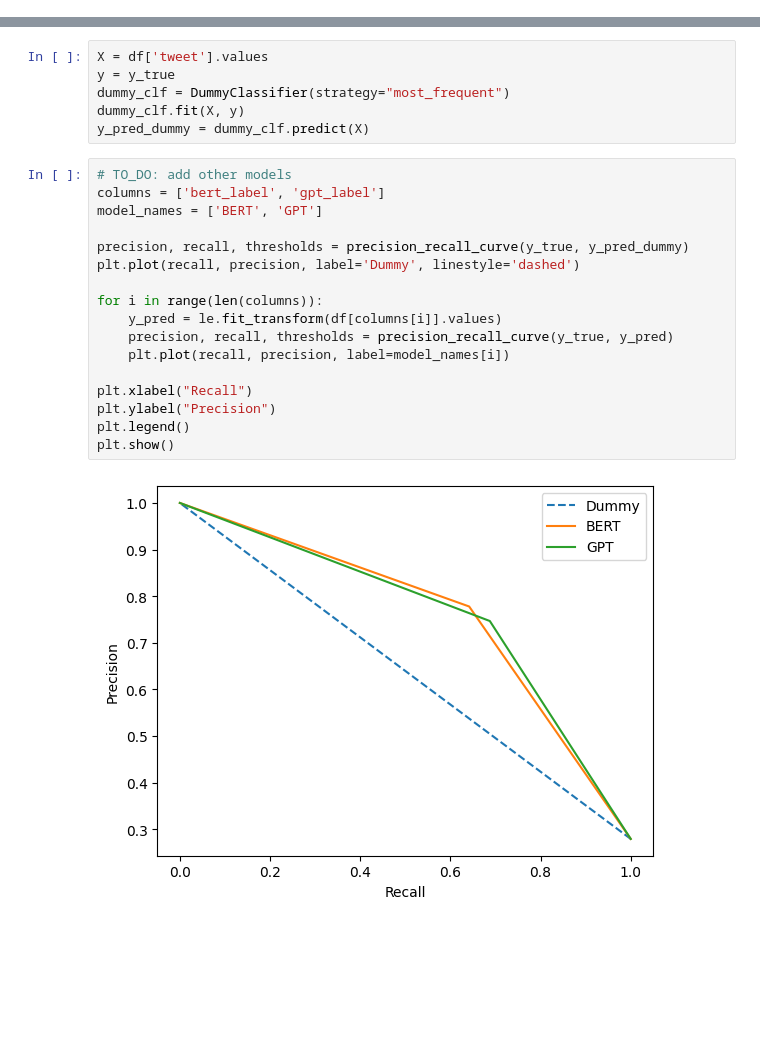
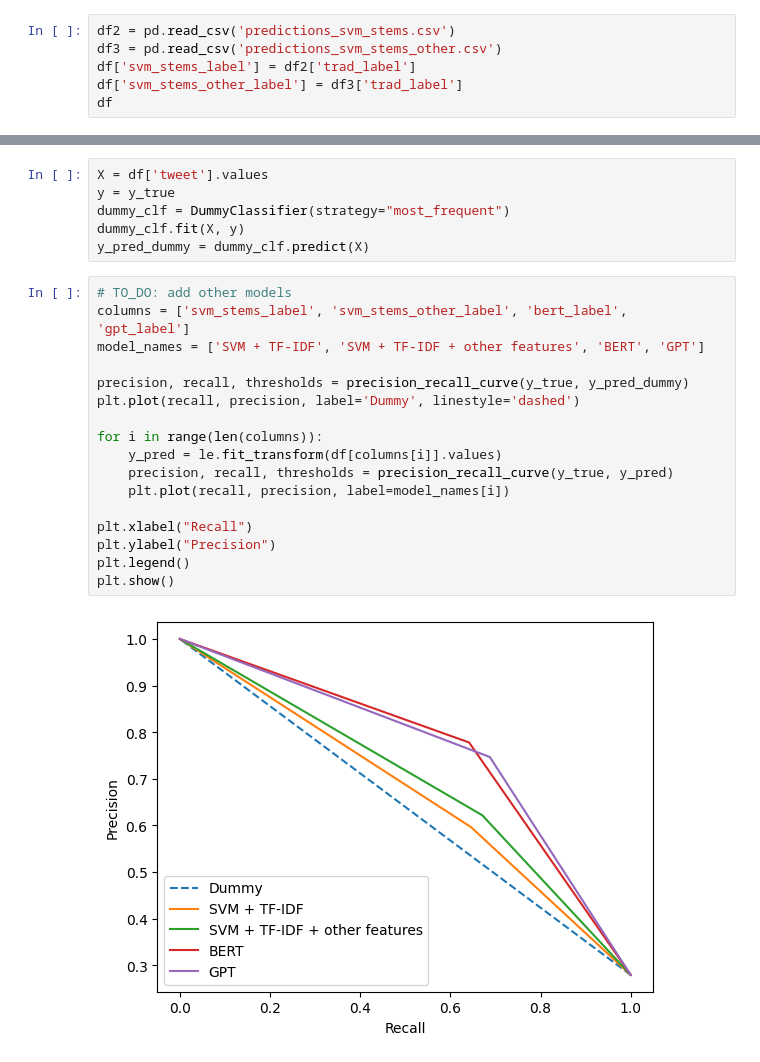
Before and after one commit to BjankaV/tar-project, a Jupyter notebook: Precision-recall curve.ipynb, the cells around one changed output, grey strips where cells are left out. Cells and saved outputs as stored; diff of their text form; blank space fills up the shorter version.

Commit message:
Added SVM models

```diff
--- a/Precision-recall curve.ipynb
+++ b/Precision-recall curve.ipynb
@@ -21,3 +23,9 @@ df
 | 858 | 50665 | #WednesdayWisdom Antifa calls the... | NOT | OFF | NOT |
 | 859 | 24583 | #Kavanaugh typical #liberals , #D... | NOT | NOT | NOT |
 860 rows × 5 columns
+# %%
+df2 = pd.read_csv('predictions_svm_stems.csv')
+df3 = pd.read_csv('predictions_svm_stems_other.csv')
+df['svm_stems_label'] = df2['trad_label']
+df['svm_stems_other_label'] = df3['trad_label']
+df
@@ -32,20 +54,20 @@ dummy_clf.fit(X, y)
 y_pred_dummy = dummy_clf.predict(X)
 # %%
 # TO_DO: add other models
-columns = ['bert_label', 'gpt_label']
-model_names = ['BERT', 'GPT']
+columns = ['svm_stems_label', 'svm_stems_other_label', 'bert_label', 'gpt_label']
+model_names = ['SVM + TF-IDF', 'SVM + TF-IDF + other features', 'BERT', 'GPT']
 
 precision, recall, thresholds = precision_recall_curve(y_true, y_pred_dummy)
 plt.plot(recall, precision, label='Dummy', linestyle='dashed')
 
 for i in range(len(columns)):
     y_pred = le.fit_transform(df[columns[i]].values)
     precision, recall, thresholds = precision_recall_curve(y_true, y_pred)
     plt.plot(recall, precision, label=model_names[i])
 
 plt.xlabel("Recall")
 plt.ylabel("Precision")
 plt.legend()
 plt.show()
 # %% [output]
-[figure, old version]
+[figure, new version]
```
Also changed, not shown: parts of 4 cells of this notebook.
